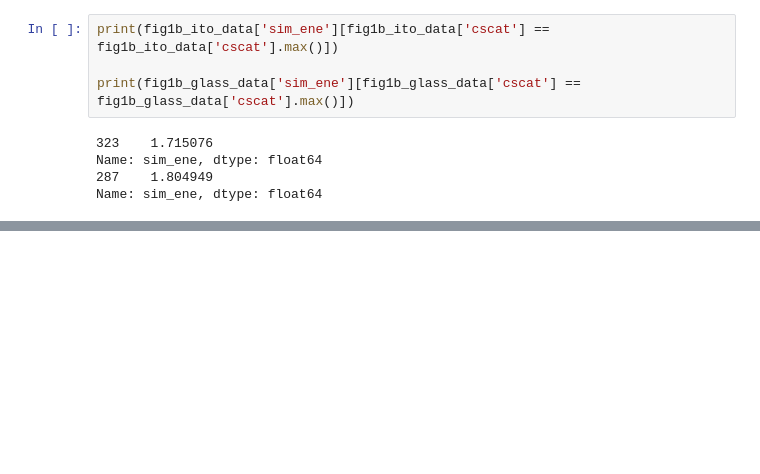
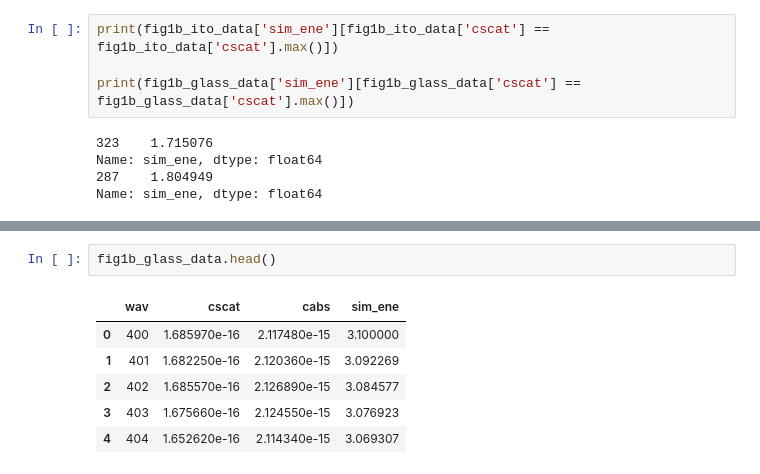
Before and after one commit to SWAN88/AuNR_DA, a Jupyter notebook: 091124_Figure1.ipynb, the cells around one changed output, grey strips where cells are left out. Cells and saved outputs as stored; diff of their text form; blank space fills up the shorter version.

```diff
--- a/091124_Figure1.ipynb
+++ b/091124_Figure1.ipynb
@@ -122,0 +136,9 @@ Name: sim_ene, dtype: float64
+# %%
+fig1b_glass_data.head()
+# %% [output]
+|  | wav | cscat | cabs | sim_ene |
+| 0 | 400 | 1.685970e-16 | 2.117480e-15 | 3.100000 |
+| 1 | 401 | 1.682250e-16 | 2.120360e-15 | 3.092269 |
+| 2 | 402 | 1.685570e-16 | 2.126890e-15 | 3.084577 |
+| 3 | 403 | 1.675660e-16 | 2.124550e-15 | 3.076923 |
+| 4 | 404 | 1.652620e-16 | 2.114340e-15 | 3.069307 |
```
Also changed, not shown: parts of 4 cells of this notebook, 3 other files.
